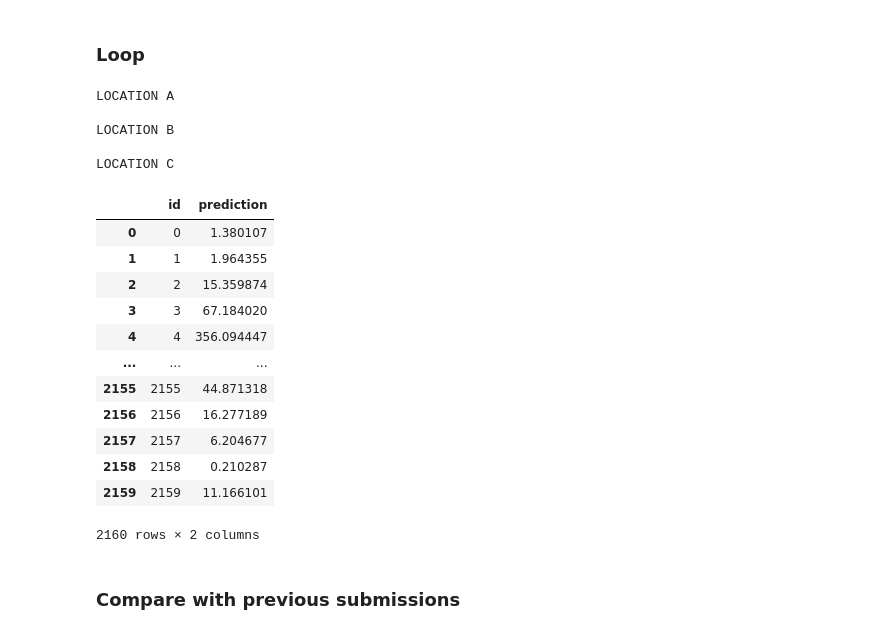
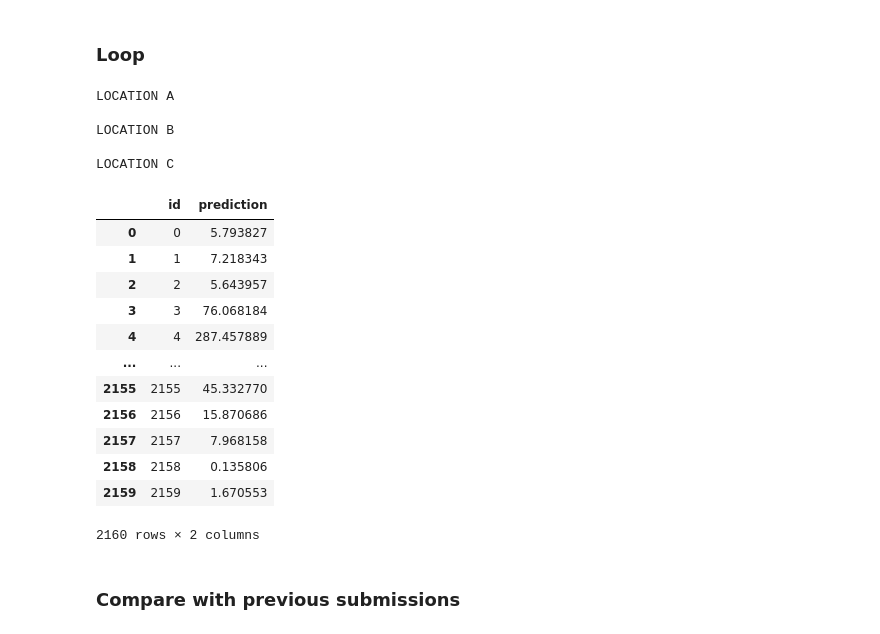
Before and after one commit to hugokerino/Energy-forecasting-NTNU, a Jupyter notebook: data/Noe/Short_notebook_1.ipynb, the cells around one changed output. Cells and saved outputs as stored; diff of their text form; code cells hidden in the pictures.

```diff
--- a/data/Noe/Short_notebook_1.ipynb
+++ b/data/Noe/Short_notebook_1.ipynb
@@ -1116,7 +1120,9 @@ plt.show()
 # %%
 from joblib import load
 
-model_name = 'catboost_kneighbor_dectree_to_lgb_lag4_minmax_FUTURE_v2_C'
+model_name = 'catboost_kneighbor_dectree_to_lgb_lag4_minmax_FUTURE_v3_feat0_'+LOCATION
+model = load('Stacked_models/'+model_name+'.joblib')
+
 catboost_model = model.estimators_[0]
 feature_importances = catboost_model.get_feature_importance()
 feature_names = X_Train.columns  # If your features are in a DataFrame
@@ -1161,7 +1167,7 @@ for LOCATION in ['A','B','C']:
                                                         verbose=False)
 
     # remove features at t=0
-    selected_features = filter_features(selected_features,'__p')
+    # selected_features = filter_features(selected_features,'__p')
     print(f"{len(selected_features)} features selected\n")
 
     # Select the correct columns for the prediction
@@ -1176,7 +1182,7 @@ for LOCATION in ['A','B','C']:
 
     # Initialize the model base learners
     level0 = list()
-    level0.append(('catboost', CatBoostRegressor(iterations=1200,   # 1000
+    level0.append(('catboost', CatBoostRegressor(iterations=2000, # 1200
                             depth=9,
                             learning_rate=0.35,
                             l2_leaf_reg=6,
@@ -1186,20 +1192,20 @@ for LOCATION in ['A','B','C']:
                             allow_writing_files=False)))
     level0.append(('decision_tree', DecisionTreeRegressor(splitter='random',
                                                         min_samples_split=3,
-                                                        min_samples_leaf=1, #2
+                                                        min_samples_leaf=1,
                                                         max_depth=None,
                                                         random_state=RANDOM_SEED)))
-    level0.append(('k_nearest_neighbor', KNeighborsRegressor(n_neighbors=4,     # 2
+    level0.append(('k_nearest_neighbor', KNeighborsRegressor(n_neighbors=4,
                                                              algorithm='brute')))
     # define meta learner model
     level1 = lgb.LGBMRegressor(tree_learner= 'serial',
-                            num_threads= 2,
+                            num_threads= -1,
                             num_leaves= 500,
-                            n_estimators= 1200,     # 1000
+                            n_estimators= 1200,
                             metric= 'mse',
-                            learning_rate= 0.08,    # 0.08
-                            reg_alpha=4,    # new
-                            reg_lambda=8,    # new
+                            learning_rate= 0.08,
+                            reg_alpha=4,
+                            reg_lambda=8,
                             verbose=0)
 
     # define the stacking ensemble
@@ -1207,7 +1213,7 @@ for LOCATION in ['A','B','C']:
                             final_estimator=level1,
                             passthrough=True,
                             cv=10,
-                            n_jobs=2,
+                            n_jobs=-1,
                             verbose = 0)
 
     # fit the model on all available data
@@ -1215,6 +1221,6 @@ for LOCATION in ['A','B','C']:
 
     # Save model
     from joblib import dump
-    name = 'catboost_kneighbor_dectree_to_lgb_lag4_minmax_FUTURE_v3_'
+    name = 'catboost_kneighbor_dectree_to_lgb_lag4_minmax_FUTURE_v3_feat0_'
     dump(model, 'Stacked_models/'+name + LOCATION+'.joblib')
     print(f"Training for {LOCATION} finished in {(time.time() - start)/60:.1f} minutes")
@@ -1246,9 +1234,9 @@ from joblib import load
 PREDICTIONS = []
 
 n_lagged_features = 4
-threshold = 0.9
+threshold = 0.95
 
-model_name = 'catboost_kneighbor_dectree_to_lgb_lag4_minmax_FUTURE_v3_'
+model_name = 'catboost_kneighbor_dectree_to_lgb_lag4_minmax_FUTURE_v3_th095_'
 
 for LOCATION in ['A', 'B', 'C']:
 
@@ -1262,44 +1250,44 @@ for LOCATION in ['A', 'B', 'C']:
                                                         normalization = 'minmax',
                                                         date_encoding=True,
                                                         verbose=False)
 
     selected_features = filter_features(selected_features,'__p') # remove features at t=0
 
     X_Test = X_Test_full[selected_features].astype('float32')
     # Predict on the X_test_estimated dataset
     Y_test_estimated = pd.DataFrame()
     # Make predictions every 15 minutes
     pv_measurement =  model.predict(X_Test)
     pv_measurement[pv_measurement<0]=0
     Y_test_estimated['prediction'] = pv_measurement
     # Select only the predictions at round hours
     Y_test_estimated['time'] = X_Test_full['date_forecast'].reset_index(drop=True)
     Y_test_estimated_round = select_o_clock(Y_test_estimated,'time')
     PREDICTIONS.append(Y_test_estimated_round['prediction'])
 
 # Concatenate all 3 predictions
 submission = pd.concat(PREDICTIONS).reset_index()
 # Add id colum
 submission['id'] = submission.index
 submission[['id','prediction']]
 # %% [output]
 LOCATION A
 
 LOCATION B
 
 LOCATION C
 |  | id | prediction |
-| 0 | 0 | 1.380107 |
-| 1 | 1 | 1.964355 |
-| 2 | 2 | 15.359874 |
-| 3 | 3 | 67.184020 |
-| 4 | 4 | 356.094447 |
+| 0 | 0 | 5.793827 |
+| 1 | 1 | 7.218343 |
+| 2 | 2 | 5.643957 |
+| 3 | 3 | 76.068184 |
+| 4 | 4 | 287.457889 |
 | ... | ... | ... |
-| 2155 | 2155 | 44.871318 |
-| 2156 | 2156 | 16.277189 |
-| 2157 | 2157 | 6.204677 |
-| 2158 | 2158 | 0.210287 |
-| 2159 | 2159 | 11.166101 |
+| 2155 | 2155 | 45.332770 |
+| 2156 | 2156 | 15.870686 |
+| 2157 | 2157 | 7.968158 |
+| 2158 | 2158 | 0.135806 |
+| 2159 | 2159 | 1.670553 |
 2160 rows × 2 columns
 # %%
 # SAVE TO CSV
```
Also changed, not shown: parts of 7 cells of this notebook, 6 other files.
